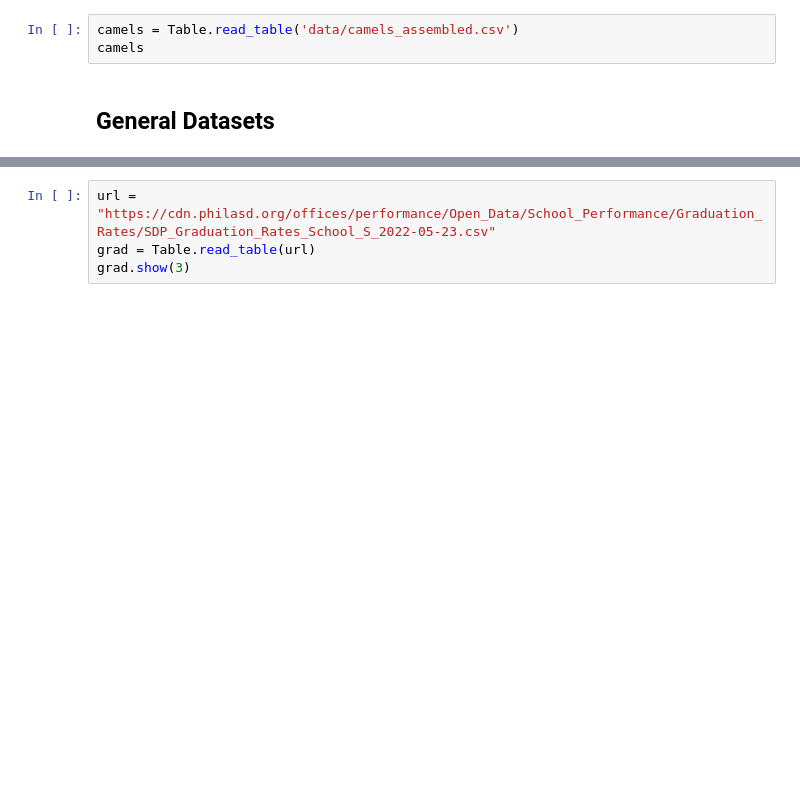
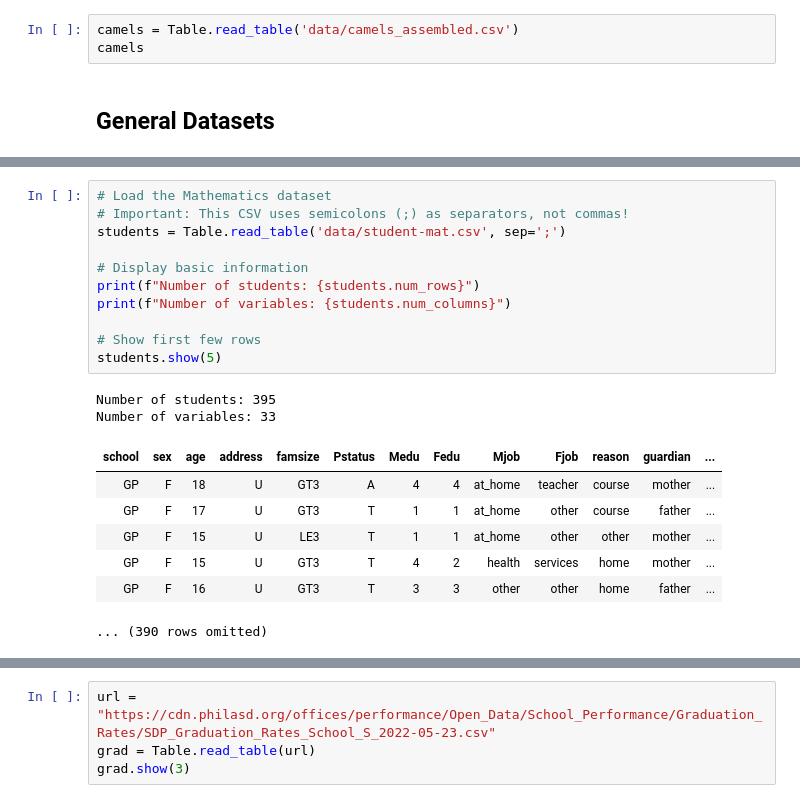
Before and after one commit to laserchemist/datascience, a Jupyter notebook: Fall 2025/Group-project/Group_Project_Datasets.ipynb, the cells around one changed output, grey strips where cells are left out. Cells and saved outputs as stored; diff of their text form; blank space fills up the shorter version.

Commit message:
Add bioinformatics datsets and STEM education dataset
New more detailed projects

```diff
--- a/Fall 2025/Group-project/Group_Project_Datasets.ipynb
+++ b/Fall 2025/Group-project/Group_Project_Datasets.ipynb
@@ -343 +1226,22 @@ camels
+# %%
+# Load the Mathematics dataset
+# Important: This CSV uses semicolons (;) as separators, not commas!
+students = Table.read_table('data/student-mat.csv', sep=';')
+
+# Display basic information
+print(f"Number of students: {students.num_rows}")
+print(f"Number of variables: {students.num_columns}")
+
+# Show first few rows
+students.show(5)
+# %% [output]
+Number of students: 395
+Number of variables: 33
+| school | sex | age | address | famsize | Pstatus | Medu | Fedu | Mjob | Fjob | reason | guardian | ... |
+| GP | F | 18 | U | GT3 | A | 4 | 4 | at_home | teacher | course | mother | ... |
+| GP | F | 17 | U | GT3 | T | 1 | 1 | at_home | other | course | father | ... |
+| GP | F | 15 | U | LE3 | T | 1 | 1 | at_home | other | other | mother | ... |
+| GP | F | 15 | U | GT3 | T | 4 | 2 | health | services | home | mother | ... |
+| GP | F | 16 | U | GT3 | T | 3 | 3 | other | other | home | father | ... |
+... (390 rows omitted)
 # %% [markdown]
```
Also changed, not shown: parts of 62 cells of this notebook, 8 other files.
